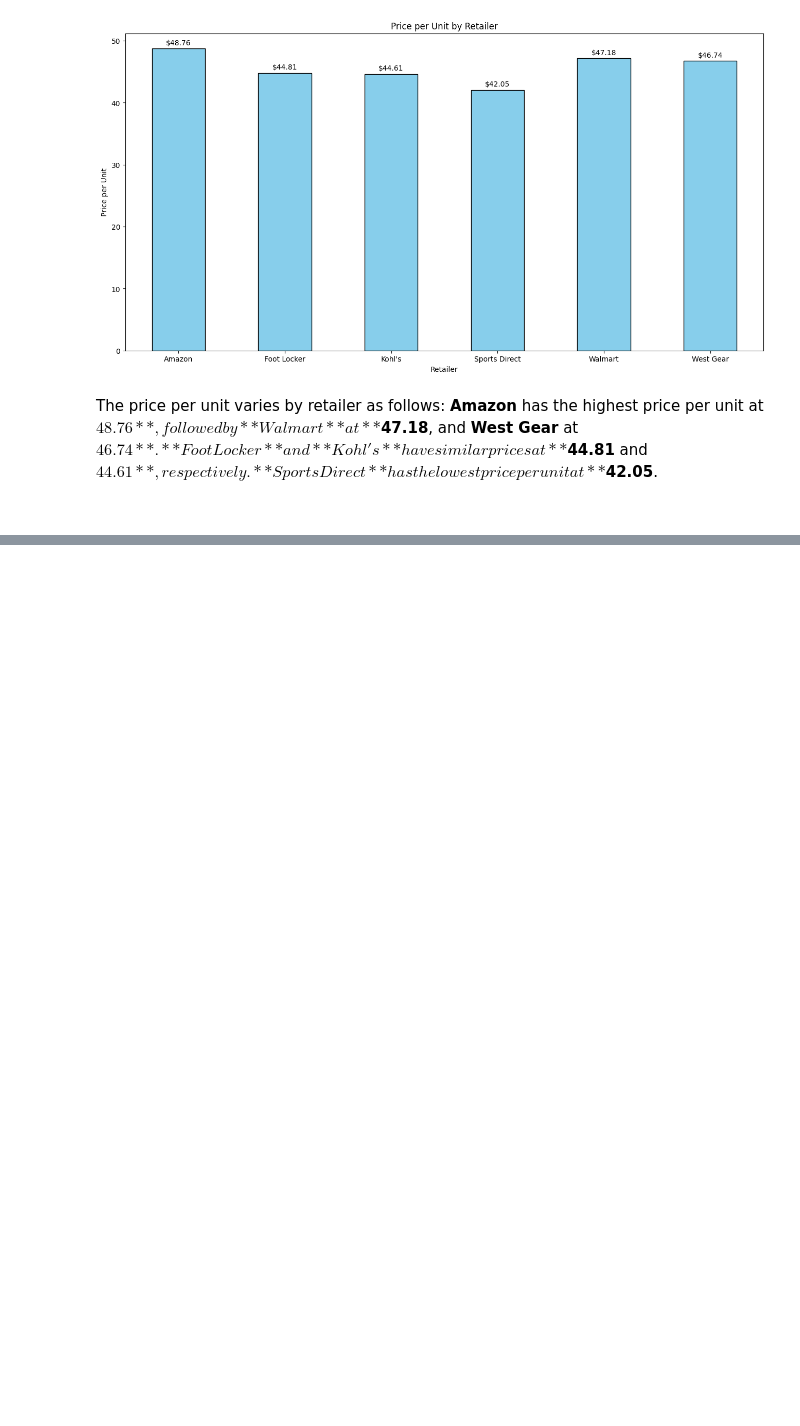
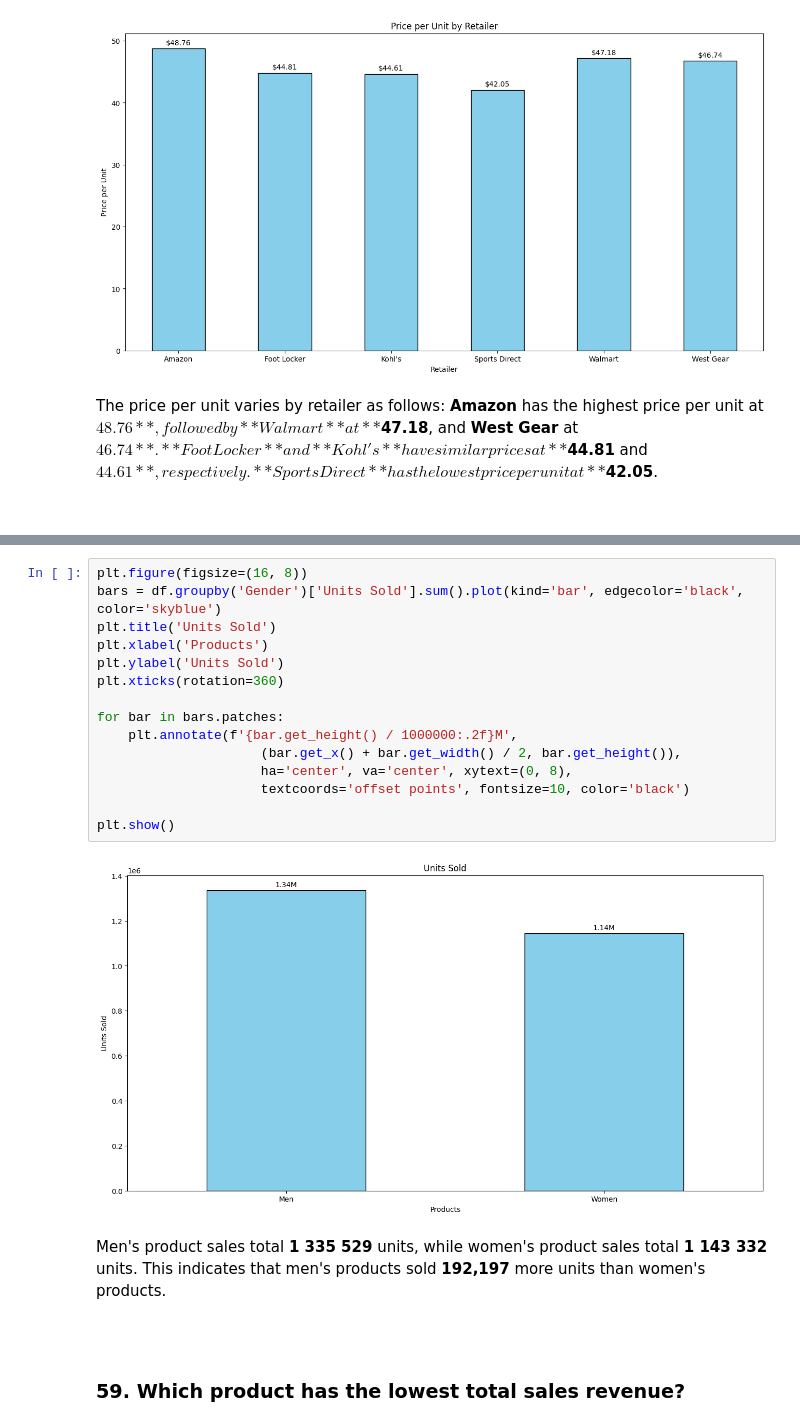
Before and after one commit to GrzegorzPus/Adidas-US-Sales-Analysis, a Jupyter notebook: Sales Analysis.ipynb, the cells around one changed output, grey strips where cells are left out. Drawn from its saved outputs; the diff is of its cells as text; blank space fills up the shorter version.

```diff
--- a/Sales Analysis.ipynb
+++ b/Sales Analysis.ipynb
@@ -1408,0 +1533,23 @@ The price per unit varies by retailer as follows: **Amazon** has the highest pri
+# %%
+plt.figure(figsize=(16, 8))
+bars = df.groupby('Gender')['Units Sold'].sum().plot(kind='bar', edgecolor='black', color='skyblue')
+plt.title('Units Sold')
+plt.xlabel('Products')
+plt.ylabel('Units Sold')
+plt.xticks(rotation=360)
+
+for bar in bars.patches:
+    plt.annotate(f'{bar.get_height() / 1000000:.2f}M',
+                     (bar.get_x() + bar.get_width() / 2, bar.get_height()),
+                     ha='center', va='center', xytext=(0, 8),
+                     textcoords='offset points', fontsize=10, color='black')
+
+plt.show()
+# %% [output]
+[figure, added]
+# %% [markdown]
+Men's product sales total **1 335 529** units, while women's product sales total **1 143 332** units. This indicates that men's products sold **192,197** more units than women's products.
+
+<br>
+# %% [markdown]
+### 59. Which product has the lowest total sales revenue?
```
Also changed, not shown: parts of 73 cells of this notebook.
